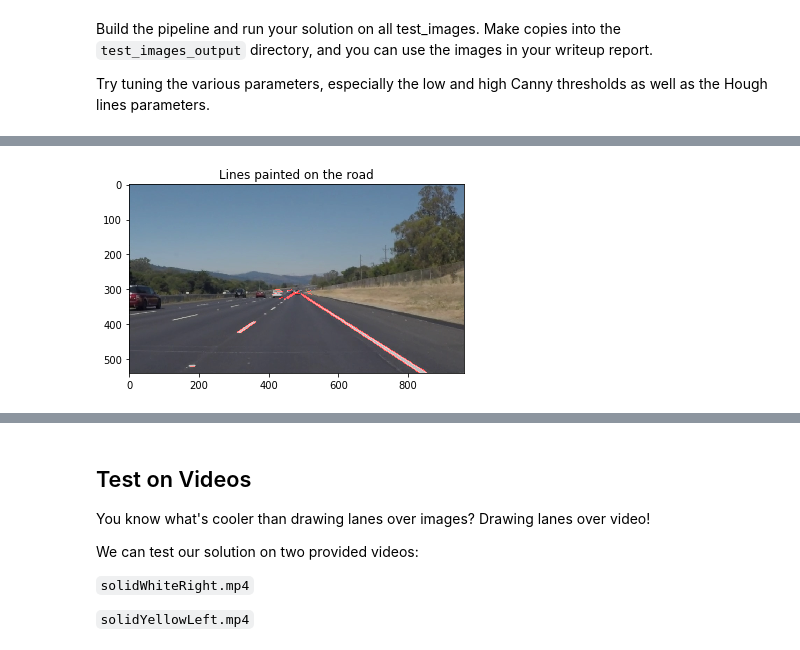
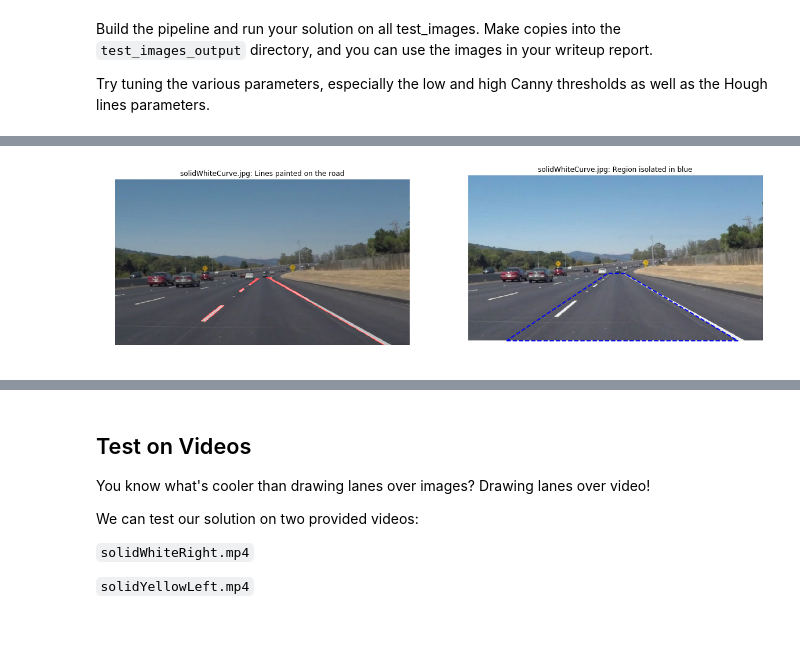
Before and after one commit to gdangelo/CarND-LaneLines-P1, a Jupyter notebook: P1.ipynb, the cells around one changed output, grey strips where cells are left out. Saved outputs shown, nothing was run; the diff lists cells and outputs as text; code cells hidden in the pictures.

Commit message:
feat: Tune parameters for better lane finding

```diff
--- a/P1.ipynb
+++ b/P1.ipynb
@@ -196,49 +196,56 @@ Try tuning the various parameters, especially the low and high Canny thresholds
 # TODO: Build your pipeline that will draw lane lines on the test_images
 # then save them to the test_images directory.
 
-# 1. Read in and grayscale the image
-image = mpimg.imread("test_images/solidWhiteRight.jpg");
-gray = grayscale(image)
+for fileName in os.listdir("test_images/"):
 
-# 2. Define a kernel size and apply Gaussian smoothing
-kernel_size = 5
-blur_gray = gaussian_blur(gray, kernel_size)
+    # 1. Read in and grayscale the image
+    image = mpimg.imread("test_images/" + fileName);
+    gray = grayscale(image)
 
-# 3. Define parameters for Canny and apply
-low_threshold = 50
-high_threshold = 150
-edges = canny(blur_gray, low_threshold, high_threshold)
+    # 2. Define a kernel size and apply Gaussian smoothing
+    kernel_size = 5
+    blur_gray = gaussian_blur(gray, kernel_size)
 
-# 4. Create a region of interest
-imshape = image.shape
-left_bottom = (80, imshape[0])
-left_top = (450, 280)
-right_top = (480, 280)
-right_bottom = (900, imshape[0])
-vertices = np.array([[left_bottom, left_top, right_top, right_bottom]], dtype=np.int32)
+    # 3. Define parameters for Canny and apply
+    low_threshold = 50
+    high_threshold = 150
+    edges = canny(blur_gray, low_threshold, high_threshold)
 
-masked_edges = region_of_interest(edges, vertices)
+    # 4. Create a region of interest
+    imshape = image.shape
+    left_bottom = (125, imshape[0])
+    left_top = (455, 320)
+    right_top = (510, 320)
+    right_bottom = (880, imshape[0])
+    vertices = np.array([[left_bottom, left_top, right_top, right_bottom]], dtype=np.int32)
 
-# 5. Define the Hough transform parameters and run
-rho = 1 # distance resolution in pixels of the Hough grid
-theta = np.pi/180 # angular resolution in radians of the Hough grid
-threshold = 10     # minimum number of votes (intersections in Hough grid cell)
-min_line_len = 10 #minimum number of pixels making up a line
-max_line_gap = 2    # maximum gap in pixels between connectable line segments
+    masked_edges = region_of_interest(edges, vertices)
 
-lines = hough_lines(masked_edges, rho, theta, threshold, min_line_len, max_line_gap)
+    # 5. Define the Hough transform parameters and run
+    rho = 1 # distance resolution in pixels of the Hough grid
+    theta = np.pi/180 # angular resolution in radians of the Hough grid
+    threshold = 10     # minimum number of votes (intersections in Hough grid cell)
+    min_line_len = 10 #minimum number of pixels making up a line
+    max_line_gap = 10    # maximum gap in pixels between connectable line segments
 
-# 6. Draw the lines on the original image
-lines_edges = weighted_img(lines, image)
-plt.figure()
-plt.imshow(lines_edges)
-plt.title('Lines painted on the road')
+    lines = hough_lines(masked_edges, rho, theta, threshold, min_line_len, max_line_gap)
 
-# 7. Draw region of interest
-plt.figure()
-plt.imshow(image)
-plt.title('Region isolated in blue')
-x = [left_bottom[0], right_bottom[0], right_top[0], left_top[0], left_bottom[0]]
-y = [left_bottom[1], right_bottom[1], right_top[1], left_top[1], left_bottom[1]]
-plt.plot(x, y, 'b--', lw=2)
+    # 6. Draw the lines on the original image
+    lines_edges = weighted_img(lines, image)
+
+    fig = plt.figure(figsize=(20, 20))
+    fig.add_subplot(1, 2, 1)
+    plt.axis("off")
+    plt.imshow(lines_edges)
+    plt.title(fileName + ': Lines painted on the road')
+
+    # 7. Draw region of interest
+    fig.add_subplot(1, 2, 2)
+    plt.axis("off")
+    plt.imshow(image)
+    plt.title(fileName + ': Region isolated in blue')
+
+    x = [left_bottom[0], right_bottom[0], right_top[0], left_top[0], left_bottom[0]]
+    y = [left_bottom[1], right_bottom[1], right_top[1], left_top[1], left_bottom[1]]
+    plt.plot(x, y, 'b--', lw=2)
 # %% [output]
@@ -246 +252 @@ plt.plot(x, y, 'b--', lw=2)
-[figure, old version]
+[figure, new version]
```
Also changed, not shown: parts of 1 cell of this notebook.
